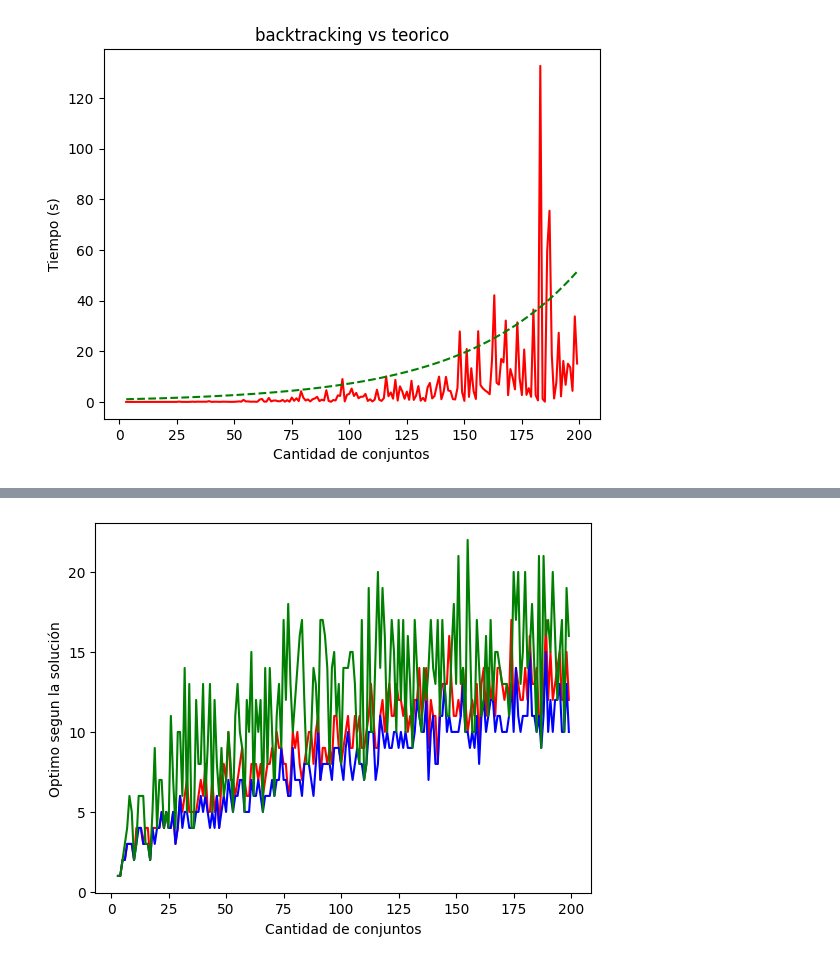
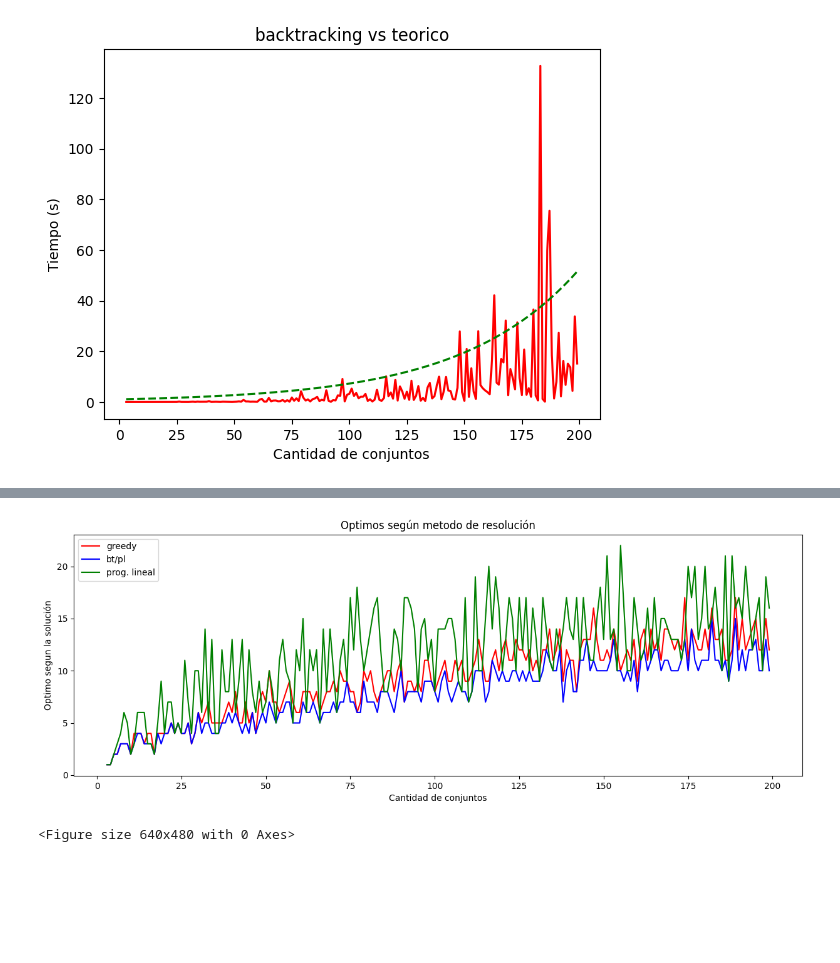
Before and after one commit to Jignacio14/TP3_TDA, a Jupyter notebook: analisis_temporal.ipynb, the cells around one changed output, grey strips where cells are left out. Cells and saved outputs as stored; diff of their text form; code cells hidden in the pictures; blank space fills up the shorter version.

```diff
--- a/analisis_temporal.ipynb
+++ b/analisis_temporal.ipynb
@@ -233,9 +237,14 @@ plt.savefig('imagenes/continous.png')
 # %%
+plt.figure(figsize=(15,5))
 plt.plot(times['m'], times['opt_greedy'], label='greedy', color='red')
 plt.plot(times['m'], times['opt'], label='bt/pl', color='blue')
-plt.plot(times['m'], times['opt_clp'], label='greedy', color='green')
+plt.plot(times['m'], times['opt_clp'], label='prog. lineal', color='green')
 plt.ylabel('Optimo segun la solución')
 plt.xlabel('Cantidad de conjuntos')
+plt.title("Optimos según metodo de resolución")
+plt.legend()
+plt.show()
 plt.savefig('imagenes/optimos.png')
 # %% [output]
-[figure, old version]
+[figure, new version]
+<Figure size 640x480 with 0 Axes>
```
Also changed, not shown: parts of 4 cells of this notebook, 3 other files.
